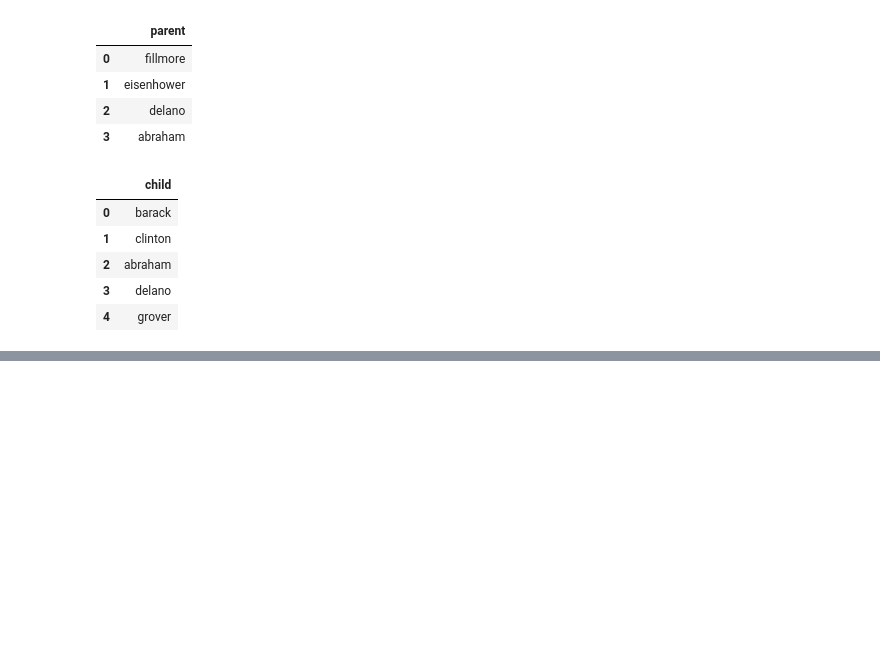
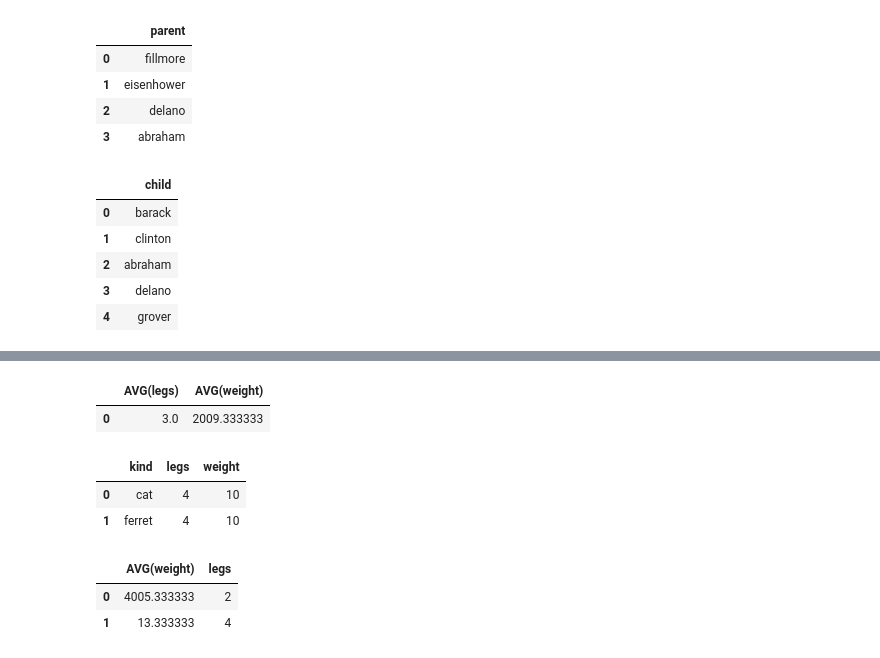
Before and after one commit to AshisGhosh/ashisghosh_data_x_s18, a Jupyter notebook: hw/hw4/HW4_DataX.ipynb, the cells around one changed output, grey strips where cells are left out. Drawn from its saved outputs; the diff is of its cells as text; code cells hidden in the pictures; blank space fills up the shorter version.

```diff
--- a/hw/hw4/HW4_DataX.ipynb
+++ b/hw/hw4/HW4_DataX.ipynb
@@ -347,0 +442,34 @@ f
+# %%
+sql_command = """
+SELECT AVG(legs), AVG(weight) FROM animals
+"""
+
+m = pd.read_sql_query(sql_command, con=connection)
+m
+# %% [output]
+|  | AVG(legs) | AVG(weight) |
+| 0 | 3.0 | 2009.333333 |
+# %%
+sql_command = """
+SELECT * FROM animals
+WHERE legs > 2 AND weight < 20
+"""
+
+n = pd.read_sql_query(sql_command, con=connection)
+n
+# %% [output]
+|  | kind | legs | weight |
+| 0 | cat | 4 | 10 |
+| 1 | ferret | 4 | 10 |
+# %%
+sql_command = """
+SELECT AVG(weight), legs FROM animals
+GROUP BY legs
+"""
+
+o = pd.read_sql_query(sql_command, con=connection)
+o
+# %% [output]
+|  | AVG(weight) | legs |
+| 0 | 4005.333333 | 2 |
+| 1 | 13.333333 | 4 |
```
Also changed, not shown: parts of 13 cells of this notebook, 1 other file.
